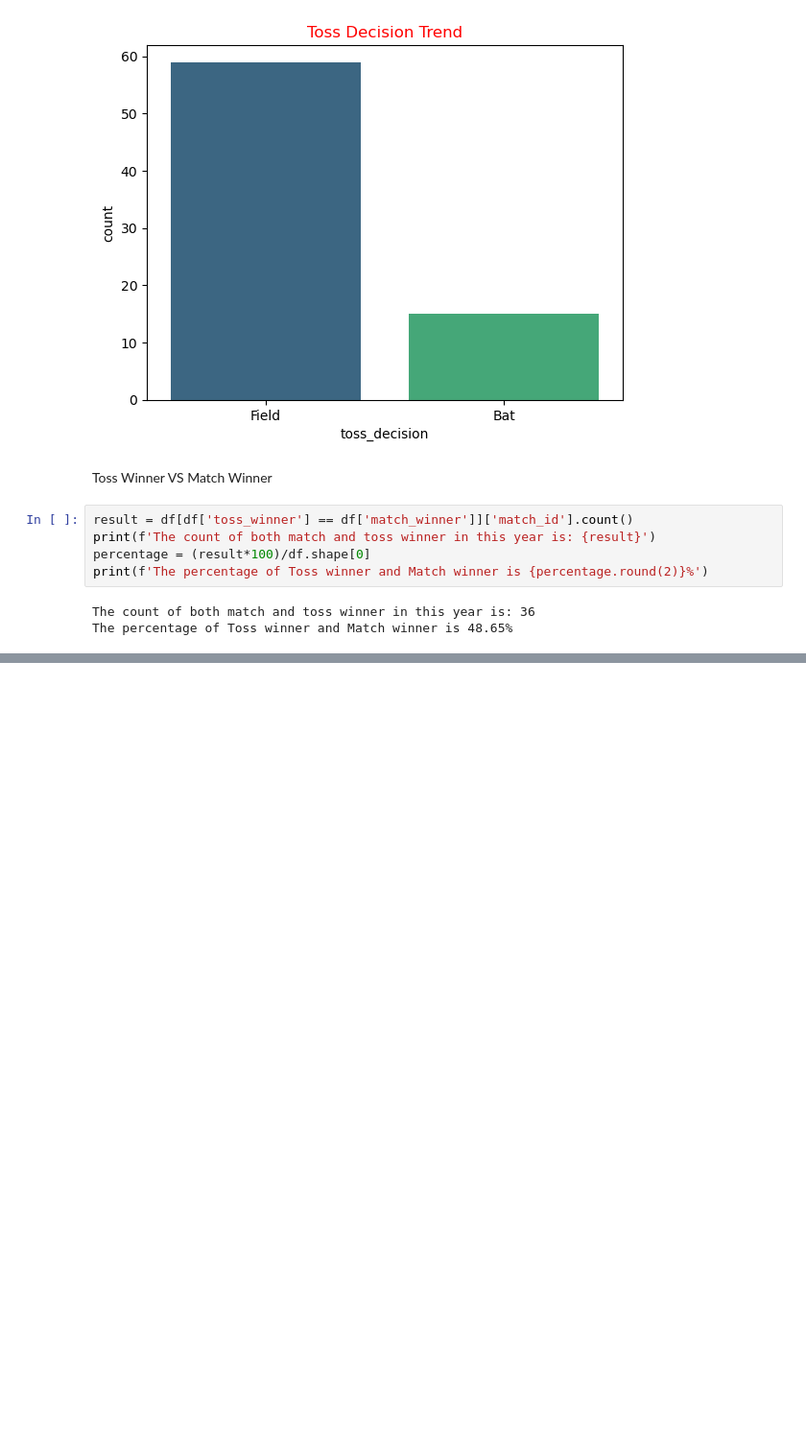
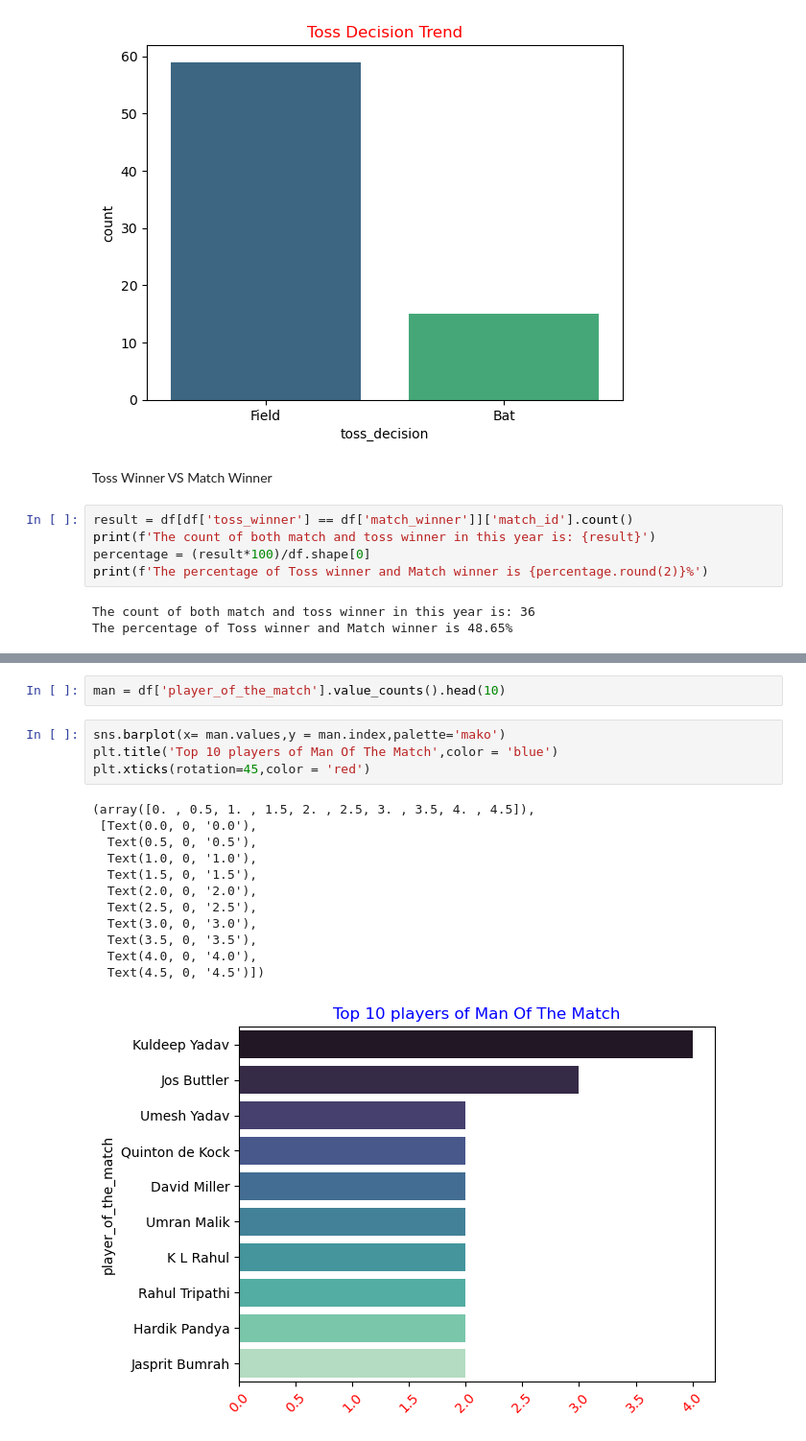
Before and after one commit to CodeWithNirmalya/Data_Science_Projects, a Jupyter notebook: IPL_Score_Prediction/IPL_capstone_project.ipynb, the cells around one changed output, grey strips where cells are left out. Shown at 96% size. Saved outputs shown, nothing was run; the diff lists cells and outputs as text; blank space fills up the shorter version.

```diff
--- a/IPL_Score_Prediction/IPL_capstone_project.ipynb
+++ b/IPL_Score_Prediction/IPL_capstone_project.ipynb
@@ -90,0 +146,19 @@ The percentage of Toss winner and Match winner is 48.65%
+# %%
+man = df['player_of_the_match'].value_counts().head(10)
+# %%
+sns.barplot(x= man.values,y = man.index,palette='mako')
+plt.title('Top 10 players of Man Of The Match',color = 'blue')
+plt.xticks(rotation=45,color = 'red')
+# %% [output]
+(array([0. , 0.5, 1. , 1.5, 2. , 2.5, 3. , 3.5, 4. , 4.5]),
+ [Text(0.0, 0, '0.0'),
+  Text(0.5, 0, '0.5'),
+  Text(1.0, 0, '1.0'),
+  Text(1.5, 0, '1.5'),
+  Text(2.0, 0, '2.0'),
+  Text(2.5, 0, '2.5'),
+  Text(3.0, 0, '3.0'),
+  Text(3.5, 0, '3.5'),
+  Text(4.0, 0, '4.0'),
+  Text(4.5, 0, '4.5')])
+[figure, added]
```
Also changed, not shown: parts of 8 cells of this notebook.
